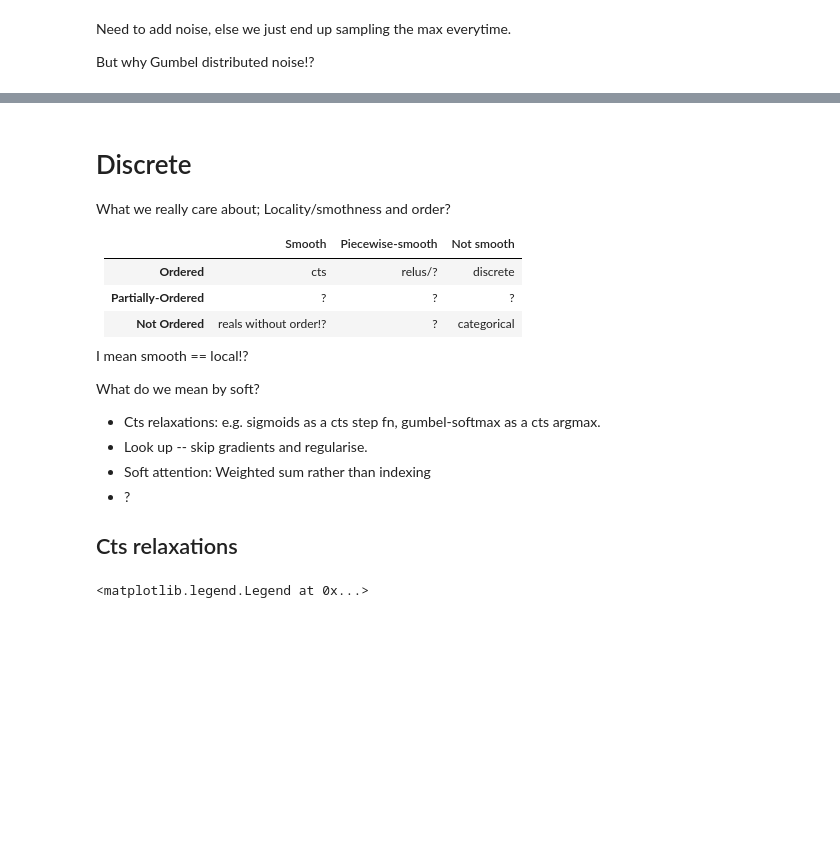
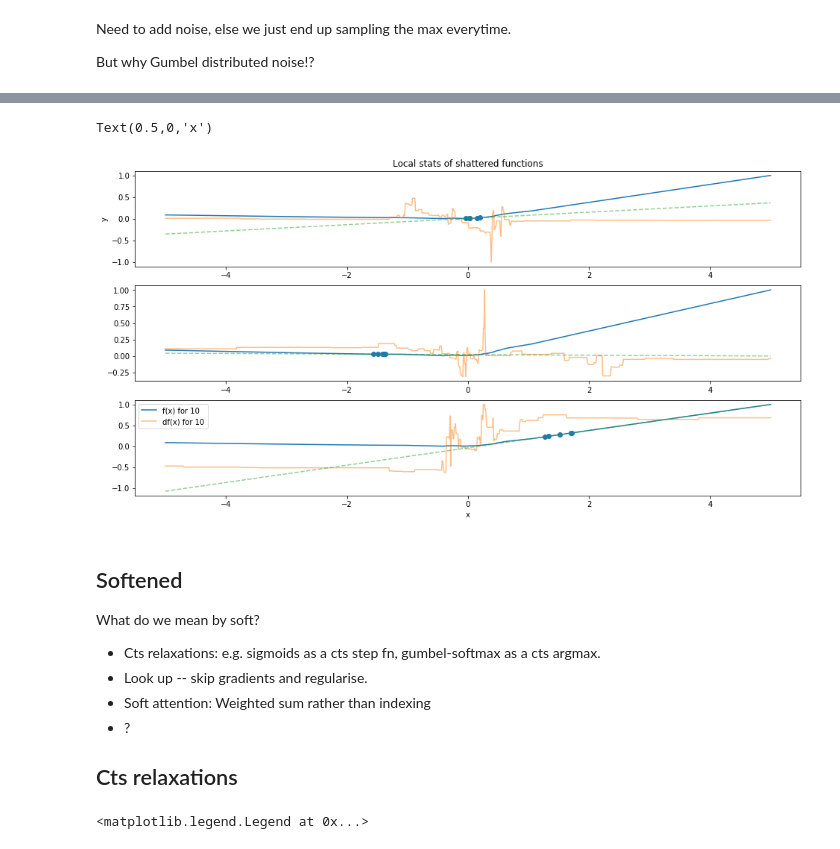
Before and after one commit to act65/datasci, a Jupyter notebook: gradient-estimation/estimation.ipynb, the cells around one changed output, grey strips where cells are left out. Drawn from its saved outputs; the diff is of its cells as text; code cells hidden in the pictures; blank space fills up the shorter version.

```diff
--- a/gradient-estimation/estimation.ipynb
+++ b/gradient-estimation/estimation.ipynb
@@ -392,18 +519,46 @@ plt.legend()
+# %%
+plt.figure(figsize=(16, 8))
+y = piecewise(x, n, relu)
+
+def plotter(x, y):
+    plt.plot(x, y/np.max(np.abs(y)), label='f(x) for {}'.format(n))
+    d = get_grad(n, relu)(x)
+    plt.plot(x, d/np.max(np.abs(d)), alpha=0.5,label='df(x) for {}'.format(n))
+
+def sample_avg_fit(loc, n_samples, width=25):
+    r = int(loc*len(x))
+    idx = rnd.randint(r-width, r+width, n_samples)
+    best_fit = np.poly1d(np.polyfit(x[idx], y[idx]/np.max(np.abs(y)), 1))(x)
+    return idx, best_fit
+
+plt.subplot(3,1,1)
+plt.ylabel('y')
+plt.title('Local stats of shattered functions')
+
+plotter(x, y)
+idx, best_fit = sample_avg_fit(0.5, 5)
+plt.scatter(x[idx], y[idx]/np.max(np.abs(y)))
+plt.plot(x, best_fit, alpha=0.5, linestyle='--')
+
+plt.subplot(3,1,2)
+plotter(x, y)
+idx, best_fit = sample_avg_fit(0.35, 5)
+plt.scatter(x[idx], y[idx]/np.max(np.abs(y)))
+plt.plot(x, best_fit, alpha=0.5, linestyle='--')
+
+plt.subplot(3,1,3)
+plotter(x, y)
+idx, best_fit = sample_avg_fit(0.65, 5)
+plt.scatter(x[idx], y[idx]/np.max(np.abs(y)))
+plt.plot(x, best_fit, alpha=0.5, linestyle='--')
+
+plt.legend()
+plt.xlabel('x')
+# %% [output]
+Text(0.5,0,'x')
+[figure, added]
 # %% [markdown]
-# Discrete<a name="discrete"></a>
-
-What we really care about; Locality/smothness and order?
-
-|      | Smooth           | Piecewise-smooth | Not smooth  |
-| ------------- |:-------------:| -----:| -----:|
-| __Ordered__     | cts | relus/? |discrete |
-| __Partially-Ordered__      | ?       |   ? | ? |
-| __Not Ordered__      | reals without order!?       |   ? | categorical |
-
-
-I mean smooth == local!?
-
-
+## Softened
 
 What do we mean by soft?
 
```
Also changed, not shown: parts of 15 cells of this notebook.
